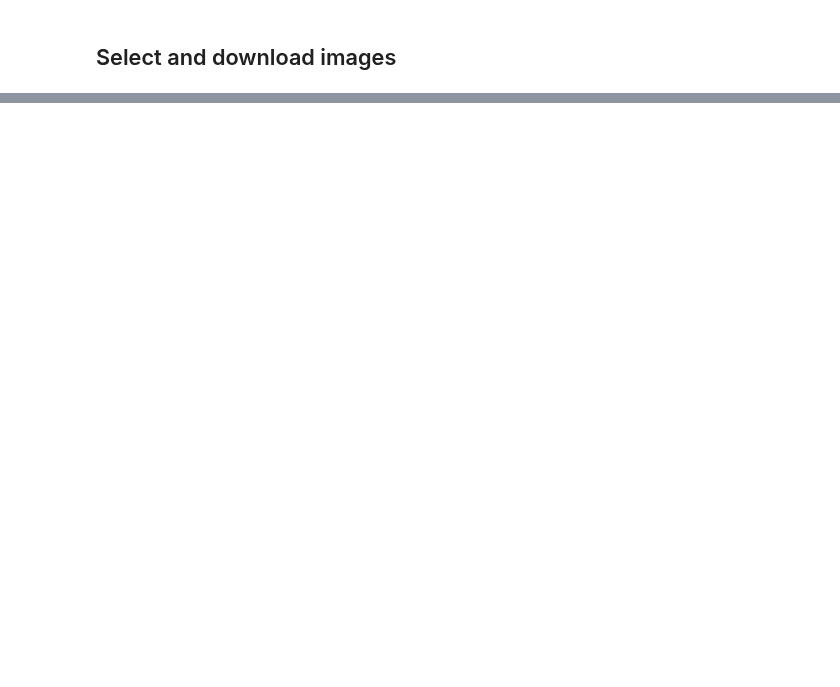
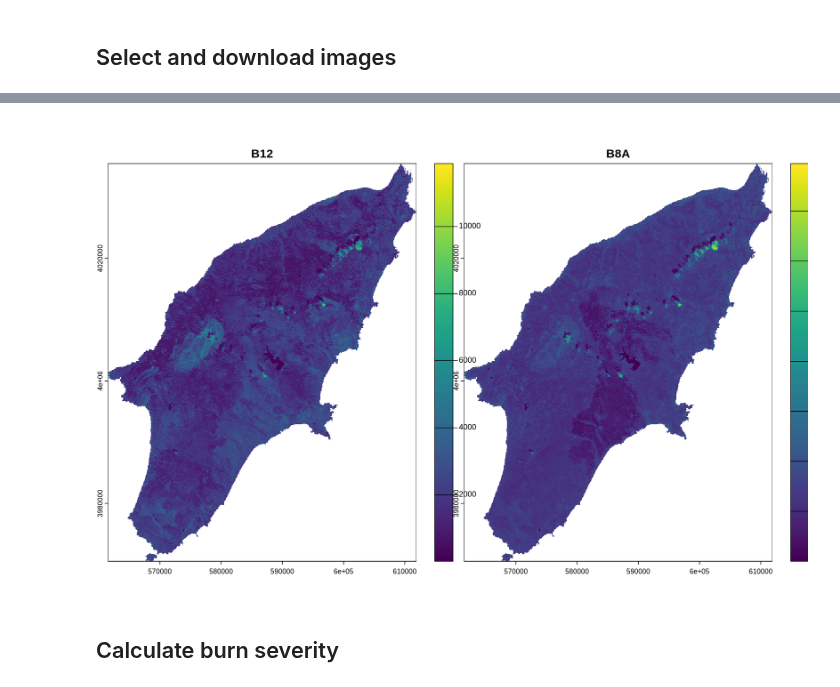
Before and after one commit to LTER-LIFE/vl-geospatial-toolbox, a Jupyter notebook: rhodes.ipynb, the cells around one changed output, grey strips where cells are left out. Cells and saved outputs as stored; diff of their text form; code cells hidden in the pictures; blank space fills up the shorter version.

```diff
--- a/rhodes.ipynb
+++ b/rhodes.ipynb
@@ -417,0 +452,6 @@ gc()
+# %%
+## Crop post-fire image
+s2_post_path_c <- paste0(param_dir_out, "/s2_post_c.tif")
+crop(x = rast(s2_post_path), y = roi_sv, mask = TRUE,
+     filename = s2_post_path_c, overwrite = TRUE)
+gc()
@@ -417,0 +473,6 @@ gc()
+# %%
+plot(rast(s2_post_path_c))
+# %% [output]
+[figure, added]
+# %% [markdown]
+## Calculate burn severity
```
Also changed, not shown: parts of 22 cells of this notebook.
